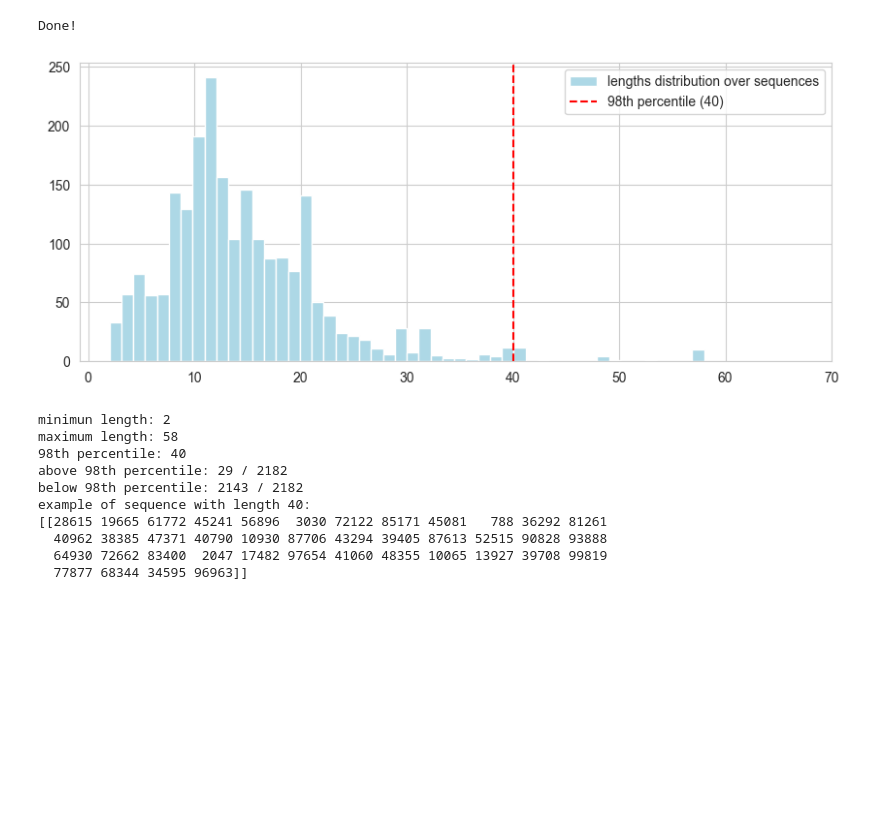
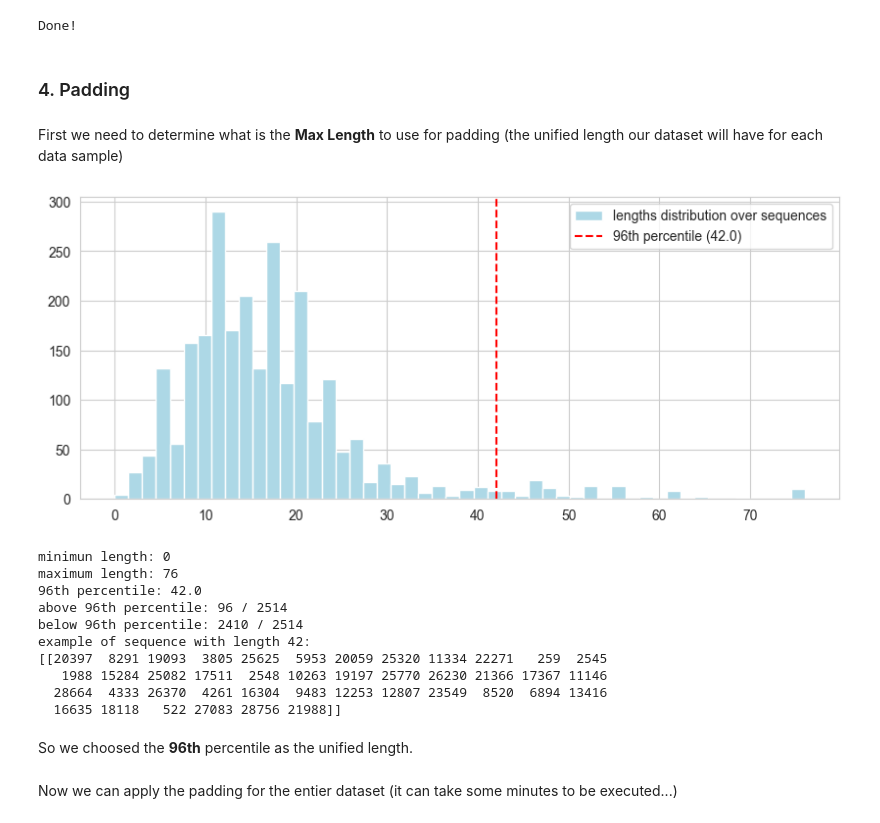
Before and after one commit to yassermessahli/sql-injection-detection, a Jupyter notebook: notebooks/data_setup.ipynb, the cells around one changed output. Saved outputs shown, nothing was run; the diff lists cells and outputs as text; code cells hidden in the pictures; blank space fills up the shorter version.

```diff
--- a/notebooks/data_setup.ipynb
+++ b/notebooks/data_setup.ipynb
@@ -152,7 +191,3 @@ for s in special_characters:
 
 with open(vocab_file_path, "w") as f:
     json.dump(vocab, f, indent=4)
-# %%
-with open(vocab_file_path, "r") as f:
-    v = json.load(f)
-    print(max(v.values()))
@@ -186,3 +213,3 @@ tokenizer.save_pretrained(path)
 # %%
-with open("../datasets/clean/sqli.txt") as source1:
-    sqli = list(source1)
+with open("../datasets/clean/sqli.txt") as source:
+    sqli = list(source)
@@ -200,0 +251,13 @@ len(sqli)
+# %%
+sns.set_style("whitegrid")
+
+fig, axes = plt.subplots(1, 2, figsize=(10, 5))
+sns.countplot(data=sqli_df, x="type", hue="type", ax=axes[0], palette="dark:green")
+sns.histplot(data=sqli_df, x="length", ax=axes[1], kde=True, color="orange")
+
+axes[0].tick_params("x", rotation=90, size=1)
+axes[0].set_title("query types counts")
+axes[1].set_title("query length distribution")
+
+plt.tight_layout()
+plt.show()
@@ -246,22 +342,17 @@ def encode(data: list[str]) -> list[list[int]]:
     sequences = []
     for query in data:
 
-        # query = pre_process(query)
-        # print(query)
+        query = pre_process(query)
         tok = tokenizer.tokenize(query)
-        # print(tok)
         tok = list(map(lambda x: x.replace("Ġ", ""), tok))
         tok = [item for item in tok if item != ""]
-        # print(tok)
 
         for i, t in enumerate(tok):
             if bool(re.fullmatch(r'[a-zA-Z]', t)) or bool(re.fullmatch(r'-?\d+', t)):
                 tok[i] = "<oov>"
-        # print(tok)
 
         seq = tokenizer.convert_tokens_to_ids(tok)
         seq = [item for item in seq if item != None]
-        # print(seq)
         sequences.append(seq)
 
     print("Done!")
@@ -275,44 +368,52 @@ Done!
 sequences = encode(sqli)
 # %% [output]
 Done!
+# %% [markdown]
+### 4. Padding
+# %% [markdown]
+First we need to determine what is the **Max Length** to use for padding (the unified length our dataset will have for each data sample)
 # %%
 lengths = np.array([len(item) for item in sequences])
-percentile_indice = 98
-percentile = 40
+percentile_indice = 96
+percentile = np.quantile(a=lengths, q=percentile_indice/100)         # the length we used
 
 
 sns.set_style("whitegrid")
 fig, ax = plt.subplots(figsize=(10, 4))
 ax.hist(lengths, bins=50, color="lightblue", label="lengths distribution over sequences")
 ax.axvline(x=percentile, linestyle="--", color="red", label=f"{percentile_indice}th percentile ({percentile})")
 ax.set_xticks(np.arange(0, 75, 10))
 ax.legend()
 plt.show()
 
 print(f"minimun length: {np.min(lengths)}")
 print(f"maximum length: {np.max(lengths)}")
 print(f"{percentile_indice}th percentile: {percentile}")
 print(f"above {percentile_indice}th percentile: {sum(lengths>percentile)} / {len(lengths)}")
 print(f"below {percentile_indice}th percentile: {sum(lengths<percentile)} / {len(lengths)}")
 
 random_text = ""
 while len(random_text) < percentile:
     random_text += lorem.sentence() + " "
-print(f"example of sequence with length {percentile}: \n{np.random.randint(0, 99999, (1, percentile))}")
+print(f"example of sequence with length {int(percentile)}: \n{np.random.randint(0, 30000, (1, int(percentile)))}")
 # %% [output]
-[figure, old version]
+[figure, new version]
-minimun length: 2
-maximum length: 58
-98th percentile: 40
-above 98th percentile: 29 / 2182
-below 98th percentile: 2143 / 2182
-example of sequence with length 40:
-[[28615 19665 61772 45241 56896  3030 72122 85171 45081   788 36292 81261
-  40962 38385 47371 40790 10930 87706 43294 39405 87613 52515 90828 93888
-  64930 72662 83400  2047 17482 97654 41060 48355 10065 13927 39708 99819
-  77877 68344 34595 96963]]
+minimun length: 0
+maximum length: 76
+96th percentile: 42.0
+above 96th percentile: 96 / 2514
+below 96th percentile: 2410 / 2514
+example of sequence with length 42:
+[[20397  8291 19093  3805 25625  5953 20059 25320 11334 22271   259  2545
+   1988 15284 25082 17511  2548 10263 19197 25770 26230 21366 17367 11146
+  28664  4333 26370  4261 16304  9483 12253 12807 23549  8520  6894 13416
+  16635 18118   522 27083 28756 21988]]
+# %% [markdown]
+So we choosed the **96th** percentile as the unified length.
 # %%
 max_length = int(percentile)
+# %% [markdown]
+Now we can apply the padding for the entier dataset (it can take some minutes to be executed...)
 # %%
 from tensorflow.keras.preprocessing.sequence import pad_sequences
 sequences = pad_sequences(sequences=sequences,
```
Also changed, not shown: parts of 43 cells of this notebook, 30 other files.
